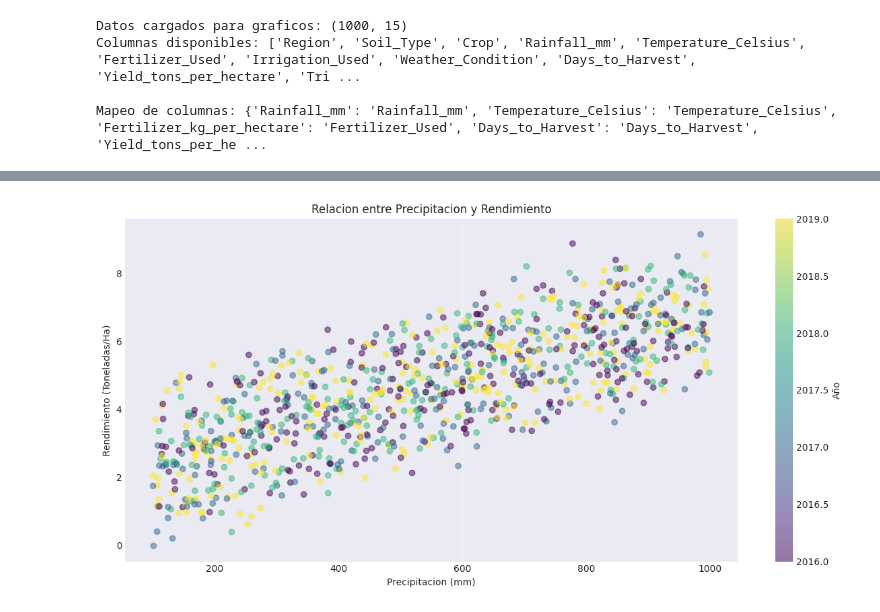
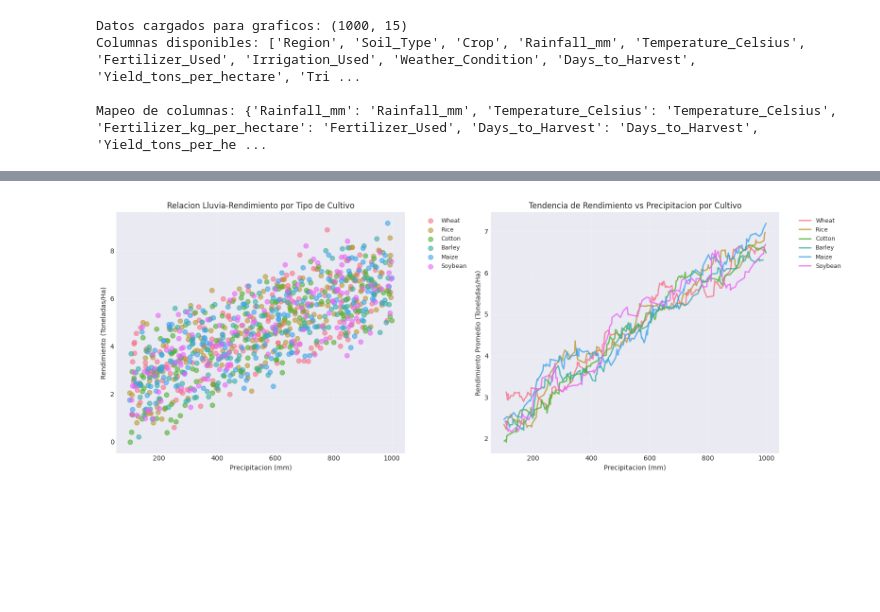
Before and after one commit to DanyC2003/Proyecto_integrador_V, a Jupyter notebook: src/proyecto_integrador_v/proyecto_integrador_v.ipynb, the cells around one changed output, grey strips where cells are left out. Drawn from its saved outputs; the diff is of its cells as text; code cells hidden in the pictures; blank space fills up the shorter version.

```diff
--- a/src/proyecto_integrador_v/proyecto_integrador_v.ipynb
+++ b/src/proyecto_integrador_v/proyecto_integrador_v.ipynb
@@ -612,19 +614,29 @@ RESUMEN DE ANALISIS COMPLETADO
 # %%
 fig, axes = plt.subplots(1, 2, figsize=(16, 6))
 
+# Gráfico 1: Distribución por tipo de cultivo (Top 5) - Líneas
 top_crops = df_graficos['Crop'].value_counts().head(5).index
 for crop in top_crops:
     crop_data = df_graficos[df_graficos['Crop'] == crop]['Yield_tons_per_hectare']
-    axes[0].hist(crop_data, bins=20, alpha=0.5, label=crop, edgecolor='black')
+    # Calcular histograma y convertir a línea
+    counts, bins = np.histogram(crop_data, bins=20)
+    bin_centers = (bins[:-1] + bins[1:]) / 2
+    axes[0].plot(bin_centers, counts, marker='o', label=crop, linewidth=2, markersize=4)
+
 axes[0].set_xlabel('Rendimiento (Toneladas/Ha)')
 axes[0].set_ylabel('Numero de Registros')
 axes[0].set_title('Distribucion por Tipo de Cultivo (Top 5)')
 axes[0].legend(loc='upper right', fontsize=9)
 axes[0].grid(True, alpha=0.3)
 
+# Gráfico 2: Distribución por año - Líneas
 for year in sorted(df_graficos['Year'].unique()):
     year_data = df_graficos[df_graficos['Year'] == year]['Yield_tons_per_hectare']
-    axes[1].hist(year_data, bins=20, alpha=0.6, label=f'{year}', edgecolor='black')
+    # Calcular histograma y convertir a línea
+    counts, bins = np.histogram(year_data, bins=20)
+    bin_centers = (bins[:-1] + bins[1:]) / 2
+    axes[1].plot(bin_centers, counts, marker='o', label=f'{year}', linewidth=2, markersize=4)
+
 axes[1].set_xlabel('Rendimiento (Toneladas/Ha)')
 axes[1].set_ylabel('Numero de Registros')
 axes[1].set_title('Distribucion por Año de Prueba')
@@ -666,15 +655,51 @@ Interpretacion: Los cultivos presentan diferencias evidentes entre ellos: Rice,
 # %%
-plt.figure(figsize=(12, 6))
-plt.scatter(df_graficos['Rainfall_mm'], df_graficos['Yield_tons_per_hectare'],
-            alpha=0.5, c=df_graficos['Year'], cmap='viridis')
-plt.xlabel('Precipitacion (mm)')
-plt.ylabel('Rendimiento (Toneladas/Ha)')
-plt.title('Relacion entre Precipitacion y Rendimiento')
-plt.colorbar(label='Año')
-plt.grid(True, alpha=0.3)
+fig, axes = plt.subplots(1, 2, figsize=(16, 6))
+
+# Gráfico 1: Relación lluvia-rendimiento por tipo de cultivo (Top 6)
+top_6_crops = df_graficos['Crop'].value_counts().head(6).index
+for crop in top_6_crops:
+    crop_data = df_graficos[df_graficos['Crop'] == crop]
+    axes[0].scatter(crop_data['Rainfall_mm'], crop_data['Yield_tons_per_hectare'],
+                    alpha=0.6, s=50, label=crop)
+
+axes[0].set_xlabel('Precipitacion (mm)')
+axes[0].set_ylabel('Rendimiento (Toneladas/Ha)')
+axes[0].set_title('Relacion Lluvia-Rendimiento por Tipo de Cultivo')
+axes[0].legend(bbox_to_anchor=(1.05, 1), loc='upper left', fontsize=9)
+axes[0].grid(True, alpha=0.3)
+
+# Gráfico 2: Líneas de tendencia por cultivo con promedios
+for crop in top_6_crops:
+    crop_data = df_graficos[df_graficos['Crop'] == crop]
+    # Agrupar por rangos de precipitación
+    crop_data_sorted = crop_data.sort_values('Rainfall_mm')
+    # Calcular promedio móvil para suavizar la tendencia
+    window_size = max(len(crop_data_sorted) // 10, 5)
+    crop_data_sorted['Yield_rolling'] = crop_data_sorted['Yield_tons_per_hectare'].rolling(
+        window=window_size, center=True, min_periods=1).mean()
+
+    axes[1].plot(crop_data_sorted['Rainfall_mm'], crop_data_sorted['Yield_rolling'],
+                 linewidth=2, label=crop, alpha=0.8)
+
+axes[1].set_xlabel('Precipitacion (mm)')
+axes[1].set_ylabel('Rendimiento Promedio (Toneladas/Ha)')
+axes[1].set_title('Tendencia de Rendimiento vs Precipitacion por Cultivo')
+axes[1].legend(bbox_to_anchor=(1.05, 1), loc='upper left', fontsize=9)
+axes[1].grid(True, alpha=0.3)
+
 plt.tight_layout()
 plt.show()
 
-print("Interpretacion: Hay una conexión evidente y favorable: cuando hay más lluvia promedio, el rendimiento tiende a ser mejor en general. La variabilidad aumenta con niveles de lluvia elevados, es decir, cuando hay más precipitaciones, se observan tanto altos rendimientos como algunos moderados. Esto indica que la lluvia es beneficiosa en términos generales, aunque el rendimiento depende de otros factores como el tipo de suelo, la fertilización y el manejo. Los puntos de colores que representan cada año no presentan una separación marcada, lo que sugiere que el impacto de la lluvia es constante a lo largo de los años.")
+# Estadísticas de correlación por cultivo
+print("\nCORRELACION LLUVIA-RENDIMIENTO POR CULTIVO:")
+print("=" * 60)
+for crop in top_6_crops:
+    crop_data = df_graficos[df_graficos['Crop'] == crop]
+    correlation = crop_data['Rainfall_mm'].corr(crop_data['Yield_tons_per_hectare'])
+    avg_rainfall = crop_data['Rainfall_mm'].mean()
+    avg_yield = crop_data['Yield_tons_per_hectare'].mean()
+    print(f"{crop:12} - Correlacion: {correlation:+.3f} | Lluvia prom: {avg_rainfall:6.1f} mm | Rendimiento prom: {avg_yield:.2f} ton/ha")
+
+print("\nInterpretacion: El gráfico de dispersión revela patrones claros al separar por cultivo. Todos los cultivos muestran correlaciones positivas superiores a +0.71, indicando que la precipitación es un factor crítico para el rendimiento. Wheat y Rice lideran con correlaciones ~+0.79, seguidos de cerca por Soybean (+0.77), Cotton (+0.77), Barley (+0.78) y Maize (+0.75). El gráfico de tendencias (derecha) muestra comportamientos homogéneos: todos los cultivos inician con rendimientos bajos (2-3 ton/ha) en condiciones de poca lluvia (100-200 mm) y aumentan progresivamente hasta alcanzar 6-7 ton/ha con precipitaciones de 800-1000 mm. Las líneas son prácticamente paralelas, lo que sugiere que, aunque los cultivos responden de manera similar al aumento de lluvia, sus rangos de rendimiento base son ligeramente diferentes. Este análisis confirma que la lluvia es el principal predictor del rendimiento agrícola, independientemente del tipo de cultivo, y que estrategias de riego adecuadas podrían compensar déficits de precipitación natural.")
 # %% [output]
-[figure, old version]
+[figure, new version]
```
Also changed, not shown: parts of 25 cells of this notebook, 3 other files.
